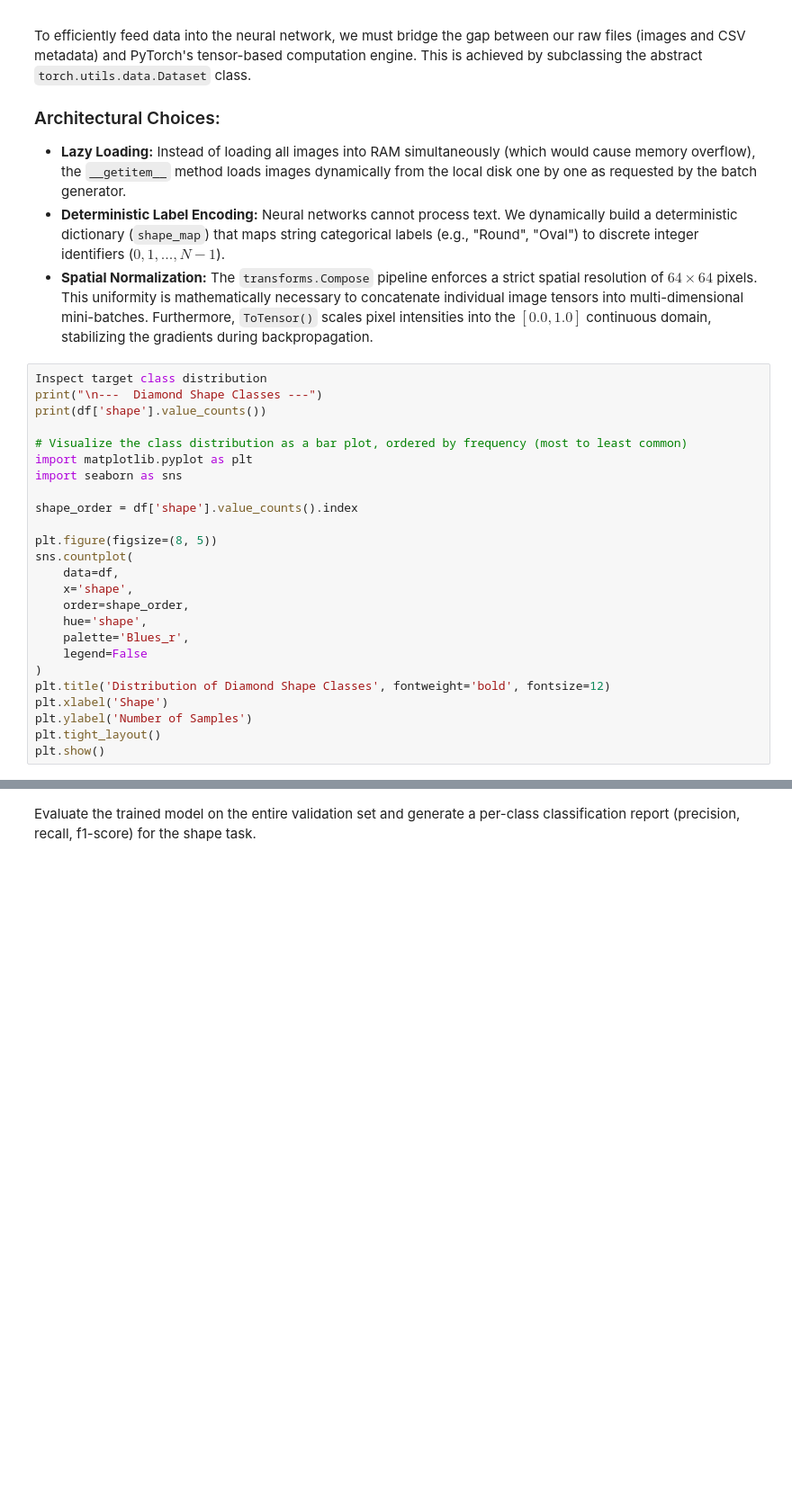
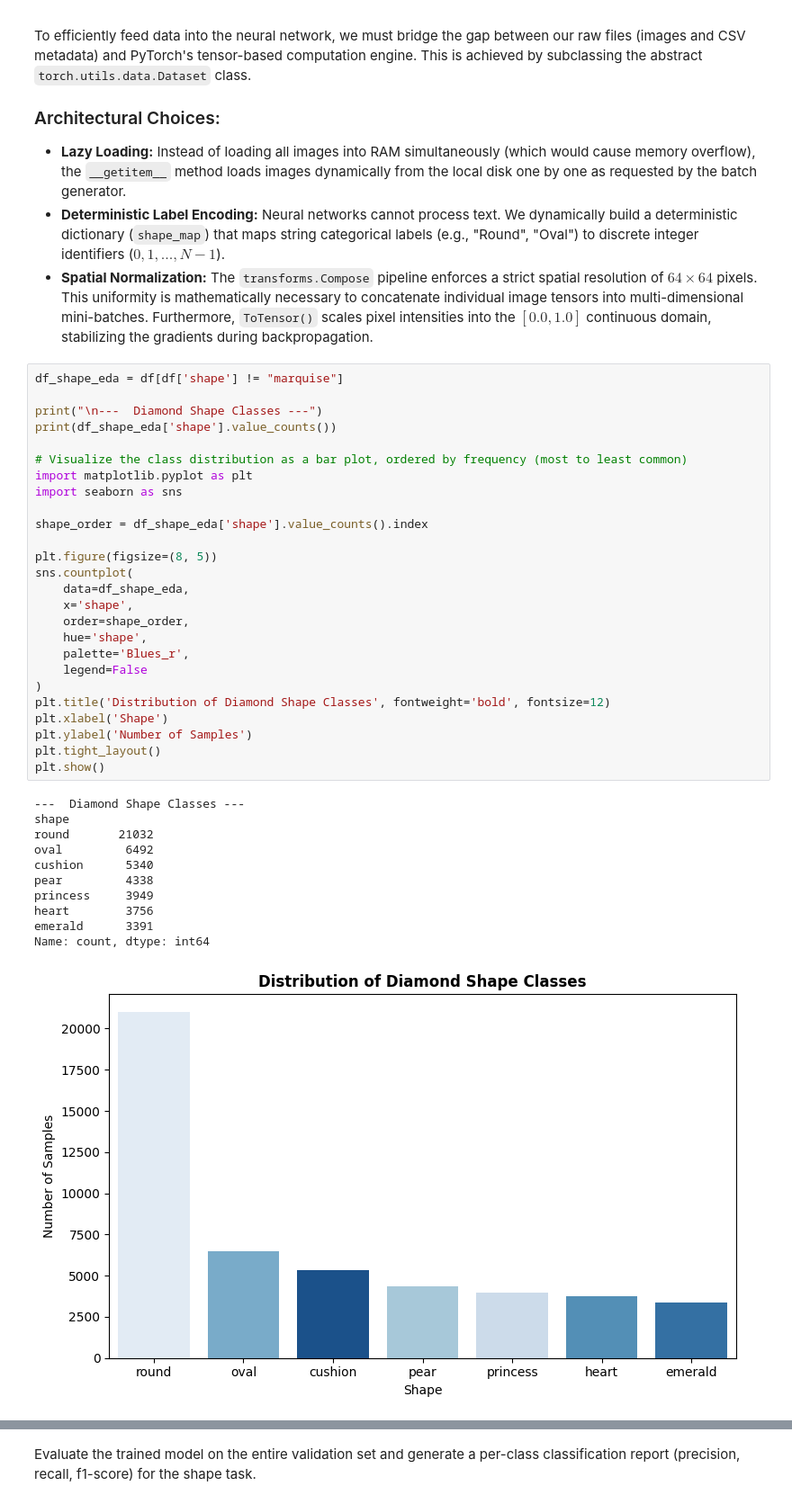
Before and after one commit to GabriellaFonio/Deep-learning-project-, a Jupyter notebook: progetto_Fonio-5.ipynb, the cells around one changed output, grey strips where cells are left out. Shown at 90% size. Saved outputs shown, nothing was run; the diff lists cells and outputs as text; blank space fills up the shorter version.

```diff
--- a/progetto_Fonio-5.ipynb
+++ b/progetto_Fonio-5.ipynb
@@ -160,27 +176,40 @@ To efficiently feed data into the neural network, we must bridge the gap between
 * **Deterministic Label Encoding:** Neural networks cannot process text. We dynamically build a deterministic dictionary (`shape_map`) that maps string categorical labels (e.g., "Round", "Oval") to discrete integer identifiers ($0, 1, ..., N-1$).
 * **Spatial Normalization:** The `transforms.Compose` pipeline enforces a strict spatial resolution of $64 \times 64$ pixels. This uniformity is mathematically necessary to concatenate individual image tensors into multi-dimensional mini-batches. Furthermore, `ToTensor()` scales pixel intensities into the $[0.0, 1.0]$ continuous domain, stabilizing the gradients during backpropagation.
 # %%
-Inspect target class distribution
+df_shape_eda = df[df['shape'] != "marquise"]
+
 print("\n---  Diamond Shape Classes ---")
-print(df['shape'].value_counts())
+print(df_shape_eda['shape'].value_counts())
 
 # Visualize the class distribution as a bar plot, ordered by frequency (most to least common)
 import matplotlib.pyplot as plt
 import seaborn as sns
 
-shape_order = df['shape'].value_counts().index
+shape_order = df_shape_eda['shape'].value_counts().index
 
 plt.figure(figsize=(8, 5))
 sns.countplot(
-    data=df,
+    data=df_shape_eda,
     x='shape',
     order=shape_order,
     hue='shape',
     palette='Blues_r',
     legend=False
 )
 plt.title('Distribution of Diamond Shape Classes', fontweight='bold', fontsize=12)
 plt.xlabel('Shape')
 plt.ylabel('Number of Samples')
 plt.tight_layout()
 plt.show()
+# %% [output]
+---  Diamond Shape Classes ---
+shape
+round       21032
+oval         6492
+cushion      5340
+pear         4338
+princess     3949
+heart        3756
+emerald      3391
+Name: count, dtype: int64
+[figure, added]
```
Also changed, not shown: parts of 25 cells of this notebook.
